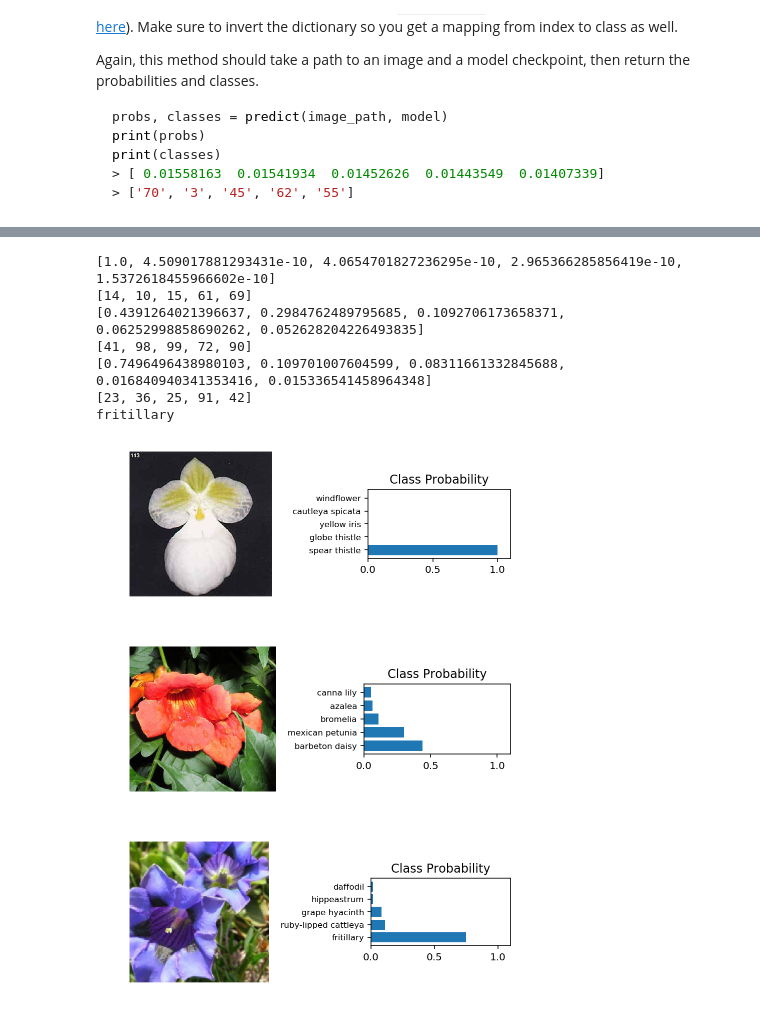
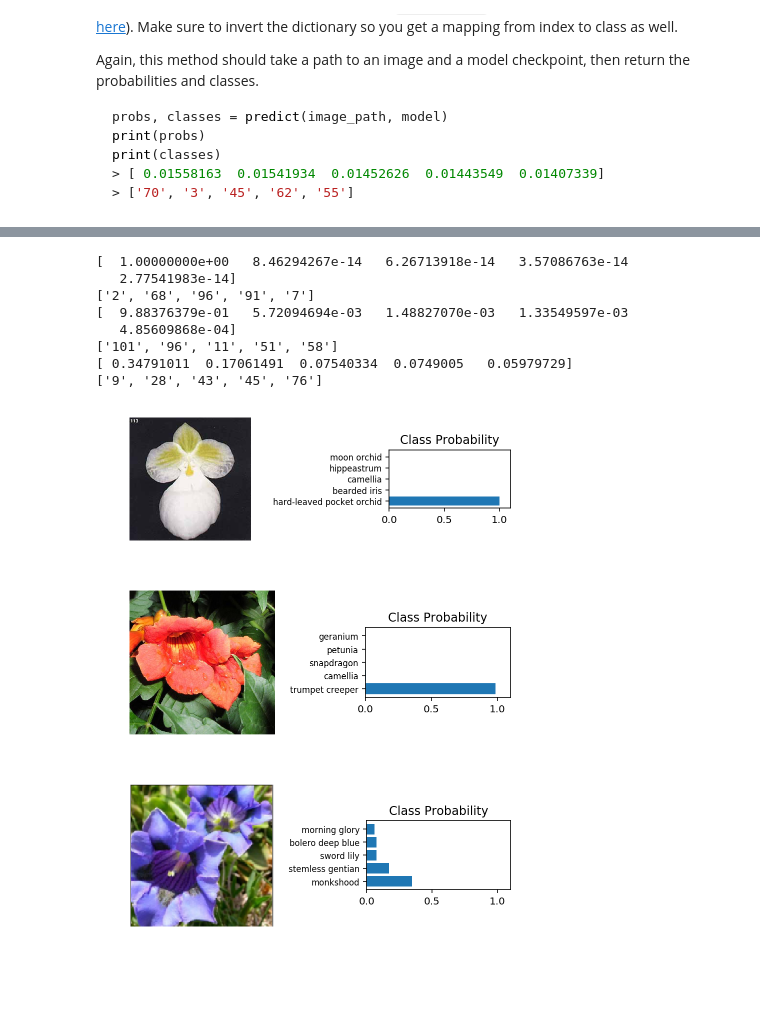
Before and after one commit to zietho/datascience-nanodegree, a Jupyter notebook: aipnd_project/Image Classifier Project.ipynb, the cells around one changed output, grey strips where cells are left out. Cells and saved outputs as stored; diff of their text form; code cells hidden in the pictures; blank space fills up the shorter version.

```diff
--- a/aipnd_project/Image Classifier Project.ipynb
+++ b/aipnd_project/Image Classifier Project.ipynb
@@ -160,7 +187,7 @@ It's good practice to test your trained network on test data, images the network
 # TODO: Do validation on the test set
 epochs = 5
 steps = 0
-printEvery = 25
+printEvery = 45
 
 for e in range(epochs):
     running_loss = 0
@@ -293,0 +321,8 @@ epochs 5
+# %%
+new_model = models.vgg19(pretrained=True)
+# Freeze parameters so we don't backprop through them
+for param in new_model.parameters():
+    param.requires_grad = False
+
+# load checkpoint
+laoded_model, loaded_optimizer = load_checkpoint(checkpoint_name,new_model)
@@ -390,3 +430,9 @@ def imshow(image, ax=None, title=None):
     ax.imshow(image)
 
     return ax
+# %%
+# check
+image_path = 'flowers/test/2/image_05107.jpg'
+image = Image.open(image_path)
+processed_image = process_image(image)
+imshow(processed_image)
@@ -414,19 +463,23 @@ def predict(image_path, model, topk=5):
 
     image = Image.open(image_path)
     img = process_image(image)
-    img = np.expand_dims(img, 0)
-    img = torch.from_numpy(img)
-
-    # Convert 2D image to 1D vector
-    #img = img.view(1, 784)
+    img = torch.from_numpy(img).float()
+    img = img.unsqueeze(0)
 
     # Calculate the class probabilities (softmax) for img
     with torch.no_grad():
         output = model.forward(img)
-    ps = torch.exp(output)
+        ps = torch.exp(output)
+        probs, classes =  ps.data.topk(topk)
+        # Map classes to indices
+        inverted_class_to_idx = {model.class_to_idx[k]: k for k in model.class_to_idx}
 
-    top =  ps.topk(topk)
-    return (e.data.numpy().squeeze().tolist() for e in top)
+        mapped_classes = list()
+        for label in classes.numpy()[0]:
+            mapped_classes.append(inverted_class_to_idx[label])
+
+    # Return results
+    return probs.numpy()[0], mapped_classes
 # %% [markdown]
 ## Sanity Checking
 
@@ -458,32 +511,33 @@ def classMapper(x):
 # %%
 # load image
 image_path = 'flowers/test/2/image_05107.jpg'
-probs, classes = predict(image_path,model2)
+probs, classes = predict(image_path,laoded_model)
 print(probs)
 print(classes)
 view_classify(image_path,probs,classes)
 
 
 # load image
 image_path = 'flowers/test/101/image_07949.jpg'
-probs, classes = predict(image_path,model2)
+probs, classes = predict(image_path,laoded_model)
 print(probs)
 print(classes)
 view_classify(image_path,probs,classes)
 
 image_path = 'assets/sanitycheck.png'
-probs, classes = predict(image_path,model2)
+probs, classes = predict(image_path,laoded_model)
 print(probs)
 print(classes)
 view_classify(image_path,probs,classes)
 # %% [output]
-[1.0, 4.509017881293431e-10, 4.0654701827236295e-10, 2.965366285856419e-10, 1.5372618455966602e-10]
-[14, 10, 15, 61, 69]
-[0.4391264021396637, 0.2984762489795685, 0.1092706173658371, 0.06252998858690262, 0.052628204226493835]
-[41, 98, 99, 72, 90]
-[0.7496496438980103, 0.109701007604599, 0.08311661332845688, 0.016840940341353416, 0.015336541458964348]
-[23, 36, 25, 91, 42]
-fritillary
+[  1.00000000e+00   8.46294267e-14   6.26713918e-14   3.57086763e-14
+   2.77541983e-14]
+['2', '68', '96', '91', '7']
+[  9.88376379e-01   5.72094694e-03   1.48827070e-03   1.33549597e-03
+   4.85609868e-04]
+['101', '96', '11', '51', '58']
+[ 0.34791011  0.17061491  0.07540334  0.0749005   0.05979729]
+['9', '28', '43', '45', '76']
-[figure, old version]
+[figure, new version]
-[figure, old version]
+[figure, new version]
-[figure, old version]
+[figure, new version]
```
Also changed, not shown: parts of 20 cells of this notebook, 7 other files.
